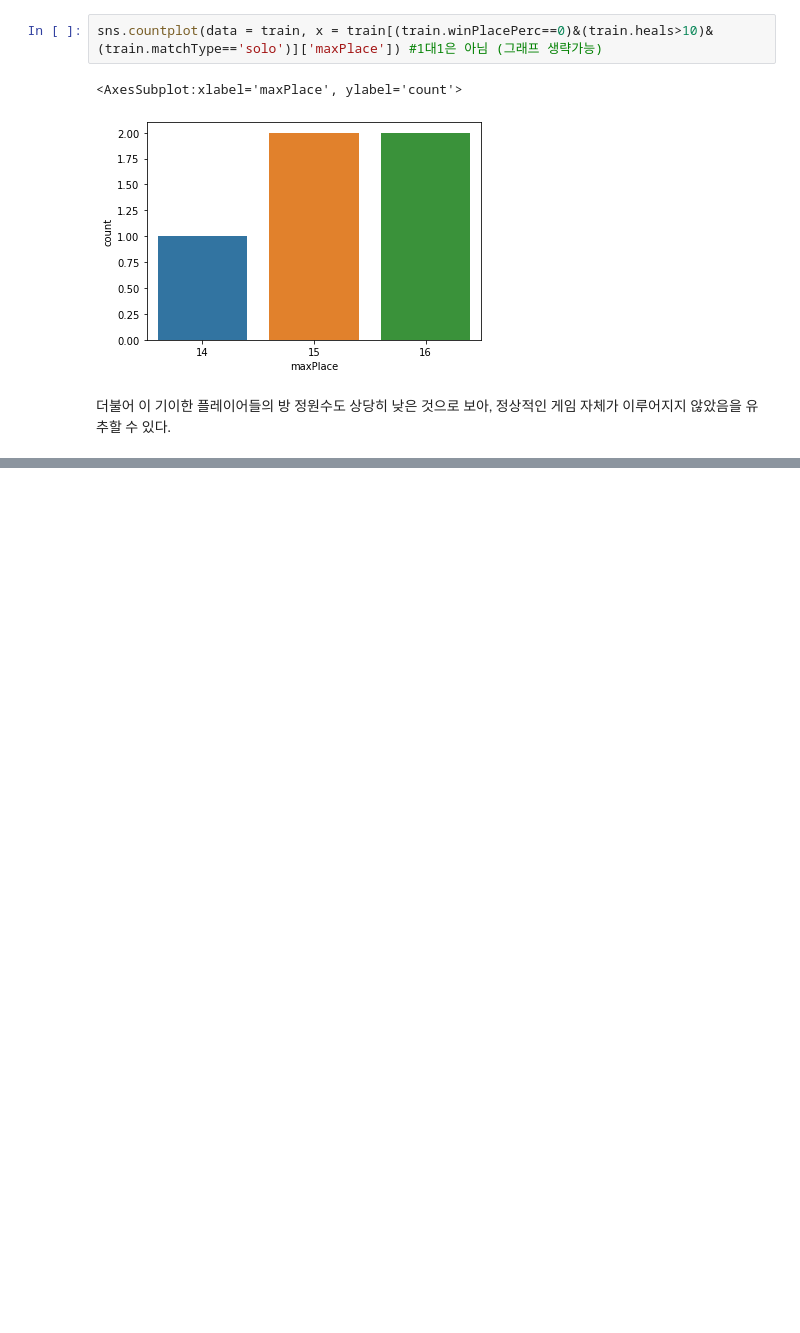
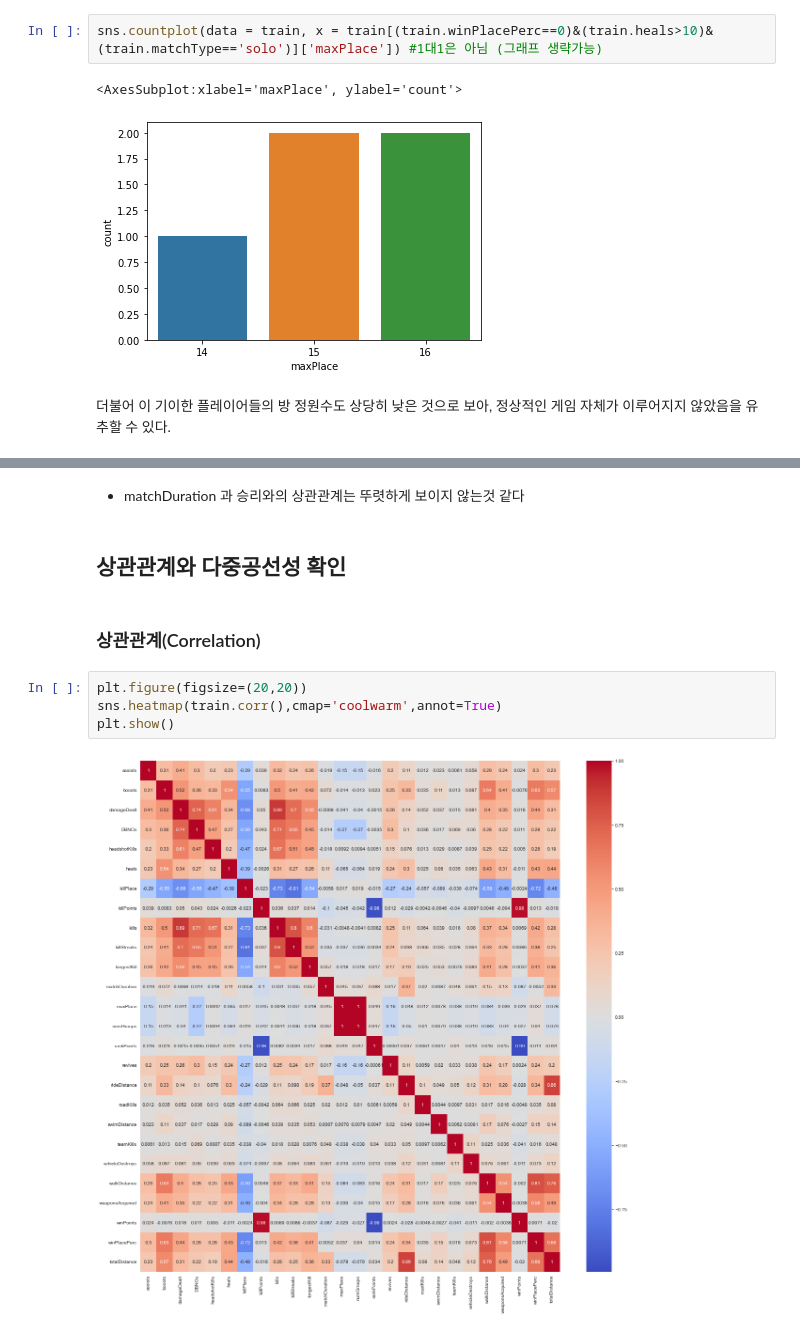
Before and after one commit to Modelling-project/pubg_modelling, a Jupyter notebook: PUBG_EDA_Final.ipynb, the cells around one changed output, grey strips where cells are left out. Cells and saved outputs as stored; diff of their text form; blank space fills up the shorter version.

```diff
--- a/PUBG_EDA_Final.ipynb
+++ b/PUBG_EDA_Final.ipynb
@@ -1378,0 +1396,12 @@ sns.countplot(data = train, x = train[(train.winPlacePerc==0)&(train.heals>10)&(
+# %% [markdown]
+- matchDuration 과 승리와의 상관관계는 뚜렷하게 보이지 않는것 같다
+# %% [markdown]
+## 상관관계와 다중공선성 확인
+# %% [markdown]
+### 상관관계(Correlation)
+# %%
+plt.figure(figsize=(20,20))
+sns.heatmap(train.corr(),cmap='coolwarm',annot=True)
+plt.show()
+# %% [output]
+[figure, added]
```
Also changed, not shown: parts of 16 cells of this notebook.
